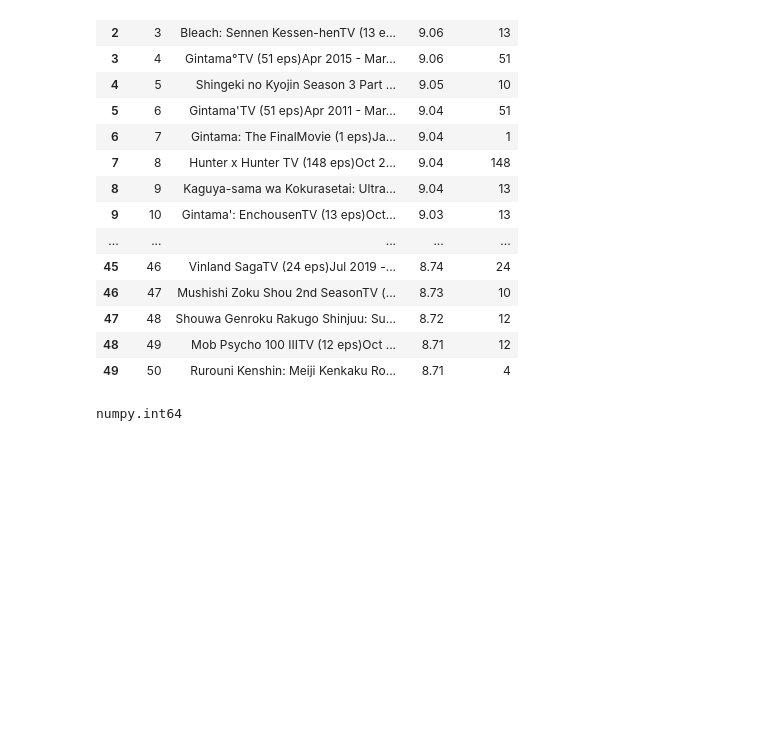
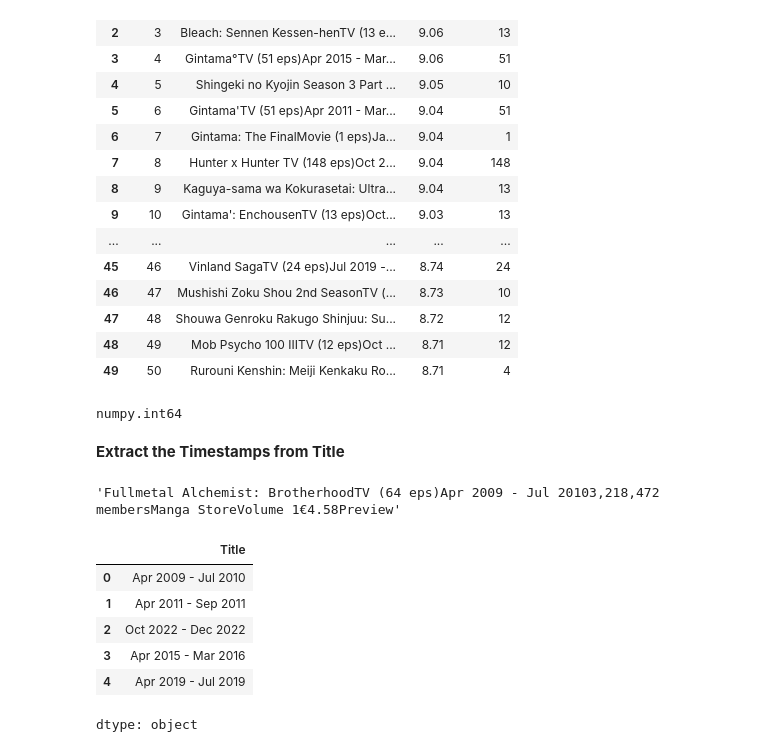
Before and after one commit to Suman-byte8/anime-analysis-with-pandas-numpy, a Jupyter notebook: Anime.ipynb, the cells around one changed output. Drawn from its saved outputs; the diff is of its cells as text; code cells hidden in the pictures; blank space fills up the shorter version.

```diff
--- a/Anime.ipynb
+++ b/Anime.ipynb
@@ -105,3 +105,9 @@ df
 type(df.iloc[0]['Episodes'])
 # %% [output]
 numpy.int64
+# %% [markdown]
+**Extract the Timestamps from Title**
+# %%
+df.loc[0]['Title']
+# %% [output]
+'Fullmetal Alchemist: BrotherhoodTV (64 eps)Apr 2009 - Jul 20103,218,472 membersManga StoreVolume 1€4.58Preview'
@@ -107,0 +123,10 @@ numpy.int64
+# %%
+df['Title'].apply(extract_time).head()
+# %% [output]
+|  | Title |
+| 0 | Apr 2009 - Jul 2010 |
+| 1 | Apr 2011 - Sep 2011 |
+| 2 | Oct 2022 - Dec 2022 |
+| 3 | Apr 2015 - Mar 2016 |
+| 4 | Apr 2019 - Jul 2019 |
+dtype: object
```
Also changed, not shown: parts of 3 cells of this notebook.
